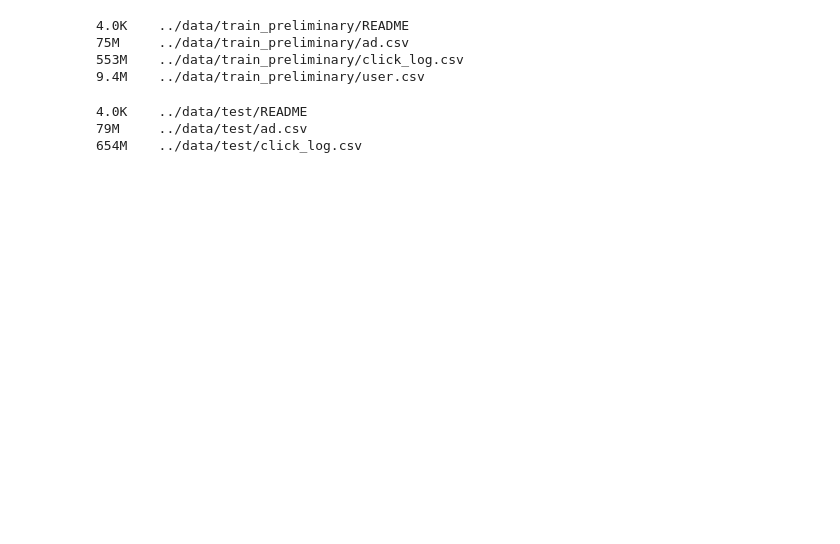
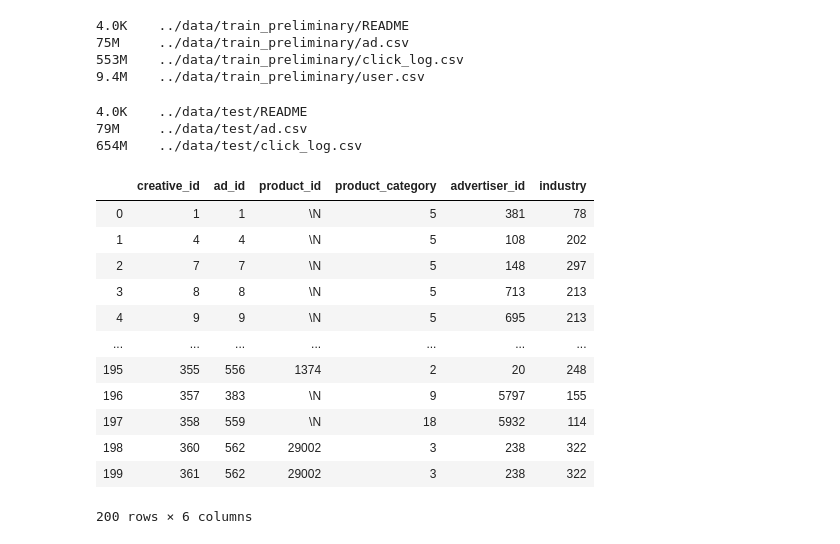
Before and after one commit to DevinWang23/tencent_2020_ad_competition, a Jupyter notebook: jupyter_notebook/data_reformat.ipynb, the cells around one changed output. Drawn from its saved outputs; the diff is of its cells as text; code cells hidden in the pictures; blank space fills up the shorter version.

```diff
--- a/jupyter_notebook/data_reformat.ipynb
+++ b/jupyter_notebook/data_reformat.ipynb
@@ -55,4 +55,20 @@ def __dummy():
 654M    ../data/test/click_log.csv
 # %%
 # train - ad.csv
-ad_df = pd.read_csv(os.path.join(conf.ROUND_ONE_TRAIN_DATA_DIR, 'ad.csv'))
+train_ad_df = pd.read_csv(os.path.join(conf.ROUND_ONE_TRAIN_DATA_DIR, 'ad.csv'))
+# %%
+train_ad_df.head(200)
+# %% [output]
+|  | creative_id | ad_id | product_id | product_category | advertiser_id | industry |
+| 0 | 1 | 1 | \N | 5 | 381 | 78 |
+| 1 | 4 | 4 | \N | 5 | 108 | 202 |
+| 2 | 7 | 7 | \N | 5 | 148 | 297 |
+| 3 | 8 | 8 | \N | 5 | 713 | 213 |
+| 4 | 9 | 9 | \N | 5 | 695 | 213 |
+| ... | ... | ... | ... | ... | ... | ... |
+| 195 | 355 | 556 | 1374 | 2 | 20 | 248 |
+| 196 | 357 | 383 | \N | 9 | 5797 | 155 |
+| 197 | 358 | 559 | \N | 18 | 5932 | 114 |
+| 198 | 360 | 562 | 29002 | 3 | 238 | 322 |
+| 199 | 361 | 562 | 29002 | 3 | 238 | 322 |
+200 rows × 6 columns
```
Also changed, not shown: parts of 51 cells of this notebook, 11 other files.
